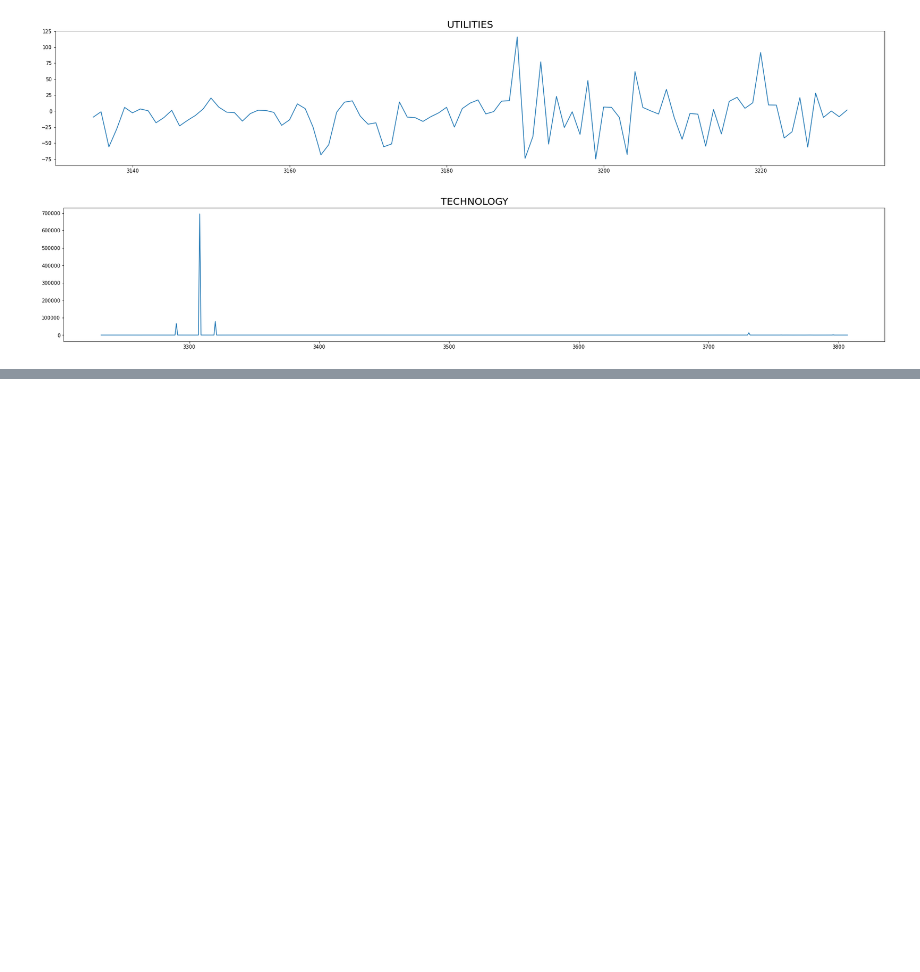
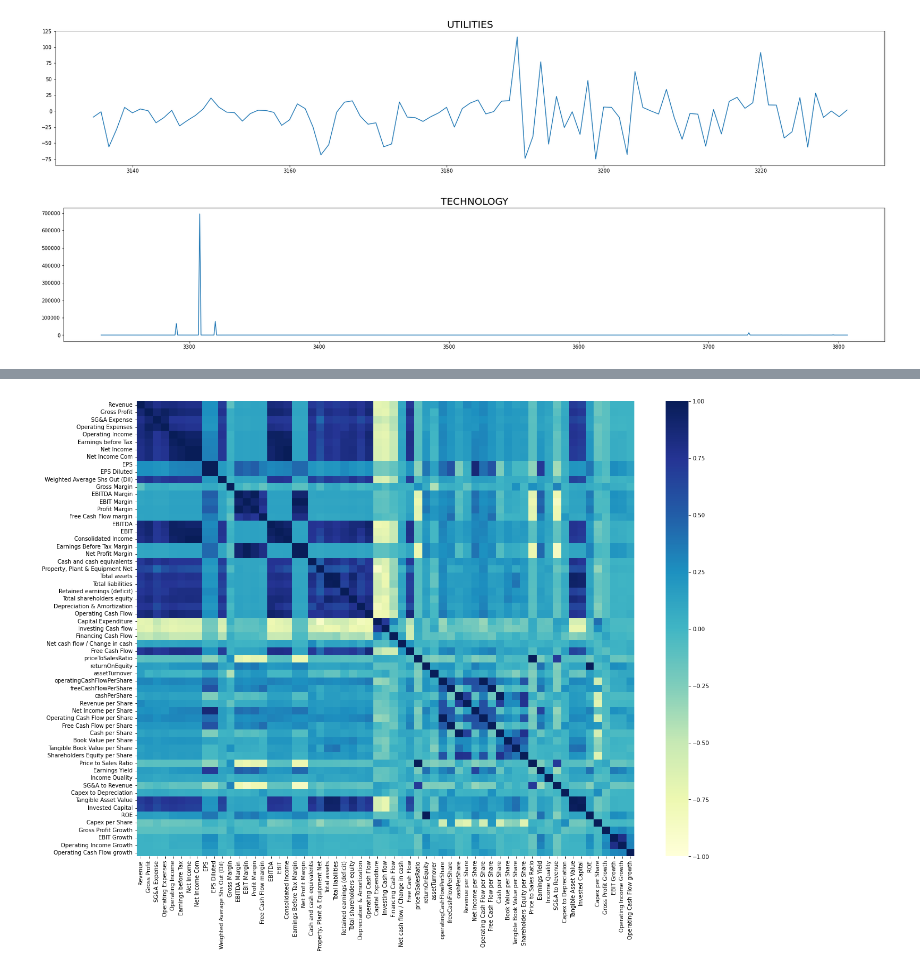
Before and after one commit to JosipHarambasic/ML_Project, a Jupyter notebook: ml_main.ipynb, the cells around one changed output, grey strips where cells are left out. Cells and saved outputs as stored; diff of their text form; code cells hidden in the pictures; blank space fills up the shorter version.

```diff
--- a/ml_main.ipynb
+++ b/ml_main.ipynb
@@ -92,0 +231,13 @@ for sector in sector_list:
+# %%
+# Cut outliers
+top_quantiles = df_test2.quantile(0.97)
+outliers_top = (df_test2 > top_quantiles)
+
+low_quantiles = df_test2.quantile(0.03)
+outliers_low = (df_test2 < low_quantiles)
+
+df_test2 = df_test2.mask(outliers_top, top_quantiles, axis=1)
+df_test2 = df_test2.mask(outliers_low, low_quantiles, axis=1)
+
+# Take a look at the dataframe post-outliers cut
+df_test2.describe()
@@ -92,0 +255,10 @@ for sector in sector_list:
+# %%
+# Replace nan-values with mean value of column, considering each sector individually.
+df_test2 = df_test2.groupby(['Sector']).transform(lambda x: x.fillna(x.mean()))
+# %%
+# Plot correlation matrix of output dataset
+fig, ax = plt.subplots(figsize=(20,15))
+sns.heatmap(df_test2.corr(), annot=False, cmap='YlGnBu', vmin=-1, vmax=1, center=0, ax=ax)
+plt.show()
+# %% [output]
+[figure, added]
```
Also changed, not shown: parts of 12 cells of this notebook.
